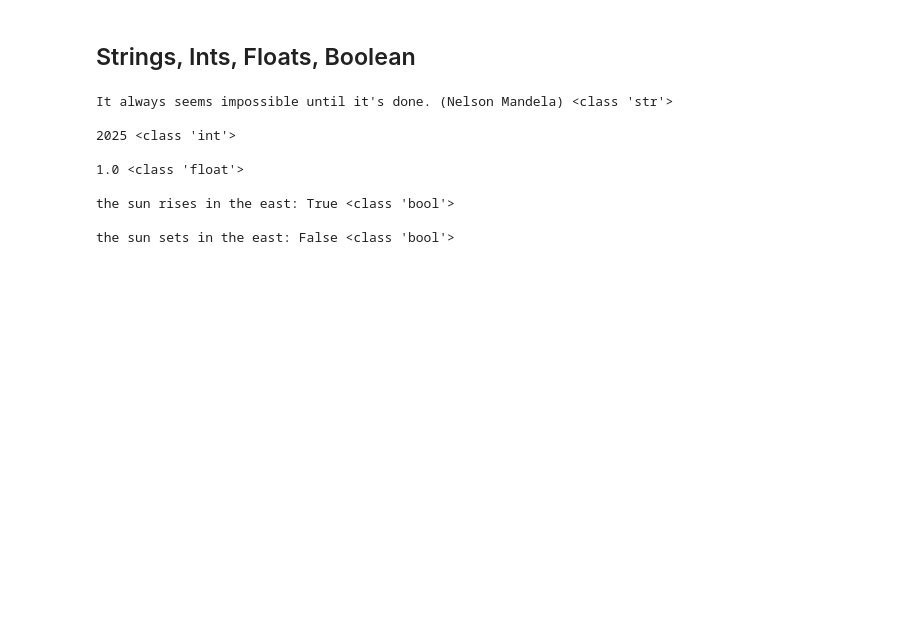
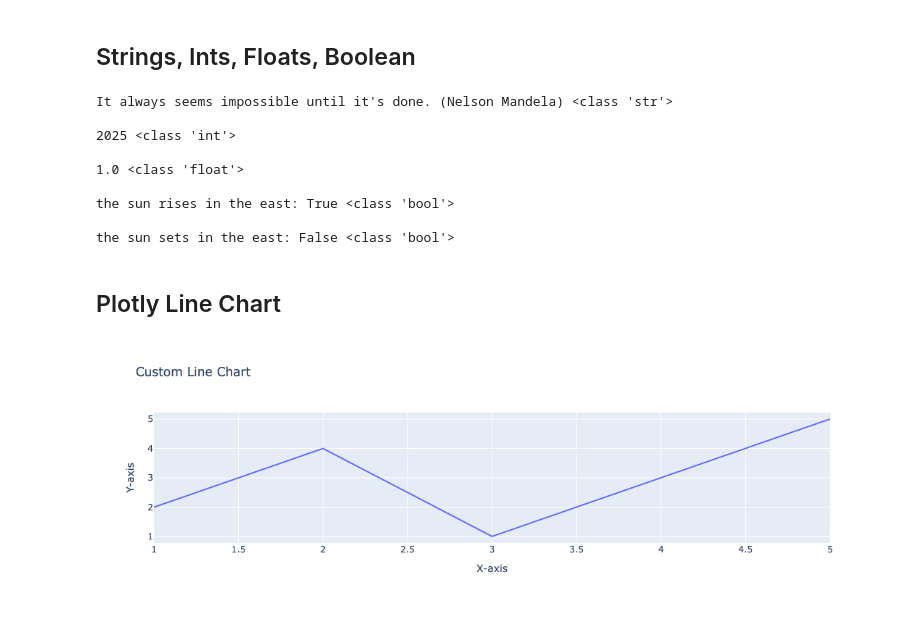
Before and after one commit to rebeccapeltz/python_intro, a Jupyter notebook: python_intro.ipynb, the cells around one changed output. Drawn from its saved outputs; the diff is of its cells as text; code cells hidden in the pictures; blank space fills up the shorter version.

Commit message:
add line chart

```diff
--- a/python_intro.ipynb
+++ b/python_intro.ipynb
@@ -53,3 +53,20 @@ It always seems impossible until it's done. (Nelson Mandela) <class 'str'>
 the sun rises in the east: True <class 'bool'>
 
 the sun sets in the east: False <class 'bool'>
+# %% [markdown]
+## Plotly Line Chart
+# %%
+import plotly.graph_objects as go
+
+# Sample Data
+x = [1, 2, 3, 4, 5]
+y = [2, 4, 1, 3, 5]
+
+# Create the line chart
+fig = go.Figure(data=[go.Scatter(x=x, y=y, mode='lines')])
+
+# Customize the chart's layout
+fig.update_layout(title='Custom Line Chart', xaxis_title='X-axis', yaxis_title='Y-axis')
+fig.show()
+# %% [output]
+[figure, added]
```
Also changed, not shown: 1 other file.
